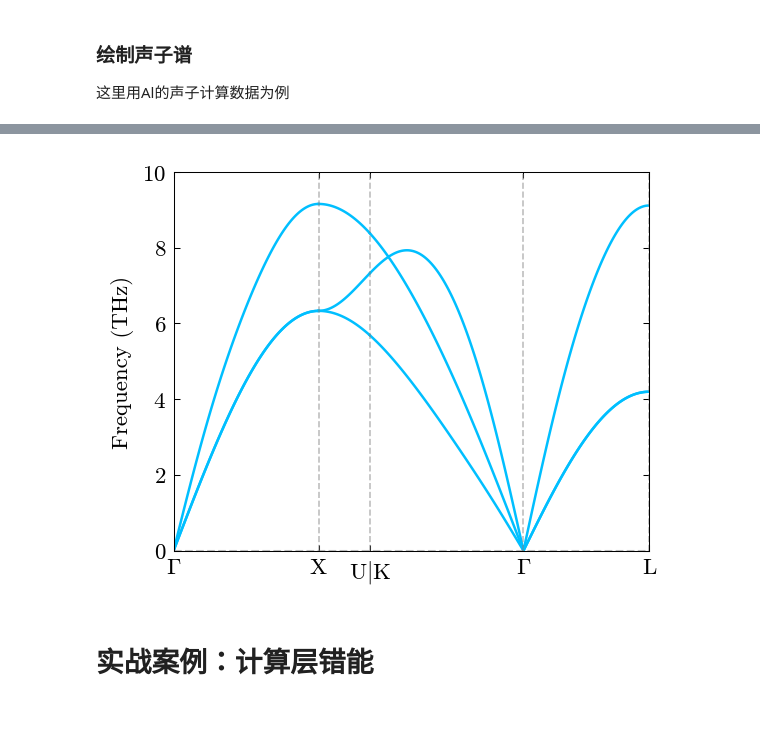
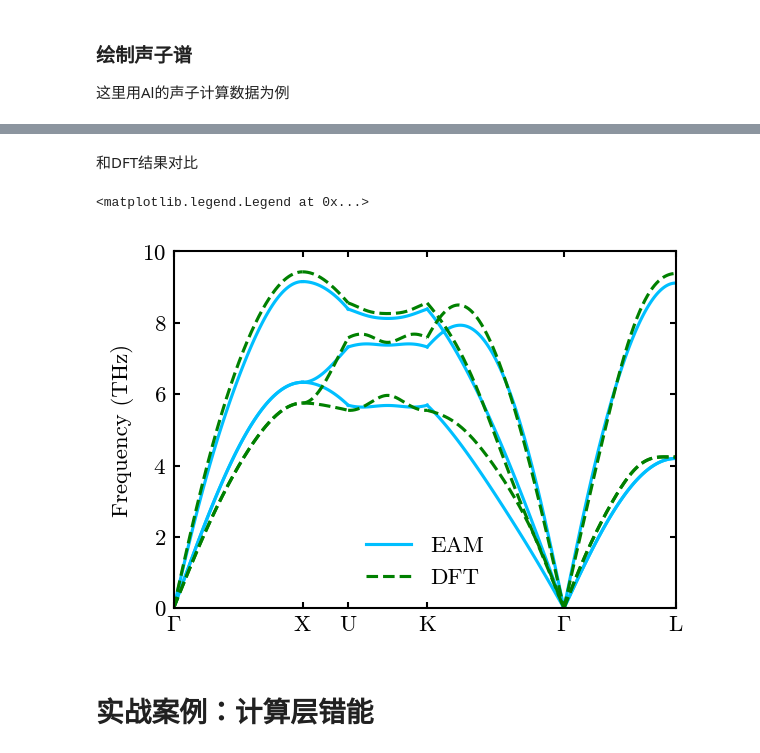
Before and after one commit to mushroomfire/mdapy-tutorial, a Jupyter notebook: tutorial_CN.ipynb, the cells around one changed output, grey strips where cells are left out. Drawn from its saved outputs; the diff is of its cells as text; code cells hidden in the pictures; blank space fills up the shorter version.

```diff
--- a/tutorial_CN.ipynb
+++ b/tutorial_CN.ipynb
@@ -921,7 +919,15 @@ fig, ax = relax_system.Phon.plot_dispersion()
-# %%
-fig, ax = relax_system.Phon.plot_dispersion(merge_kpoints=[2, 3], ylim=(0, 10))
-# %% [output]
-[figure, removed]
+# %% [markdown]
+和DFT结果对比
+# %%
+mp.pltset(**{"xtick.major.width":1., "ytick.major.width":1., "axes.linewidth":1., 'xtick.minor.visible':False, 'ytick.minor.visible':False})
+fig, ax = mp.set_figure(figsize=(10, 8), figdpi=150)
+fig, ax, line1 = relax_system.Phon.plot_dispersion(fig, ax)
+fig, ax, line2 = relax_system.Phon.plot_dispersion(fig, ax, color='green', linestyle='--', filename='frame/band.dat')
+ax.set_ylim(0, 10)
+ax.legend([line1, line2], ['EAM', 'DFT'])
+# %% [output]
+<matplotlib.legend.Legend at 0x...>
+[figure, added]
 # %% [markdown]
 # 实战案例：计算层错能
 # %% [markdown]
```
Also changed, not shown: parts of 21 cells of this notebook.
